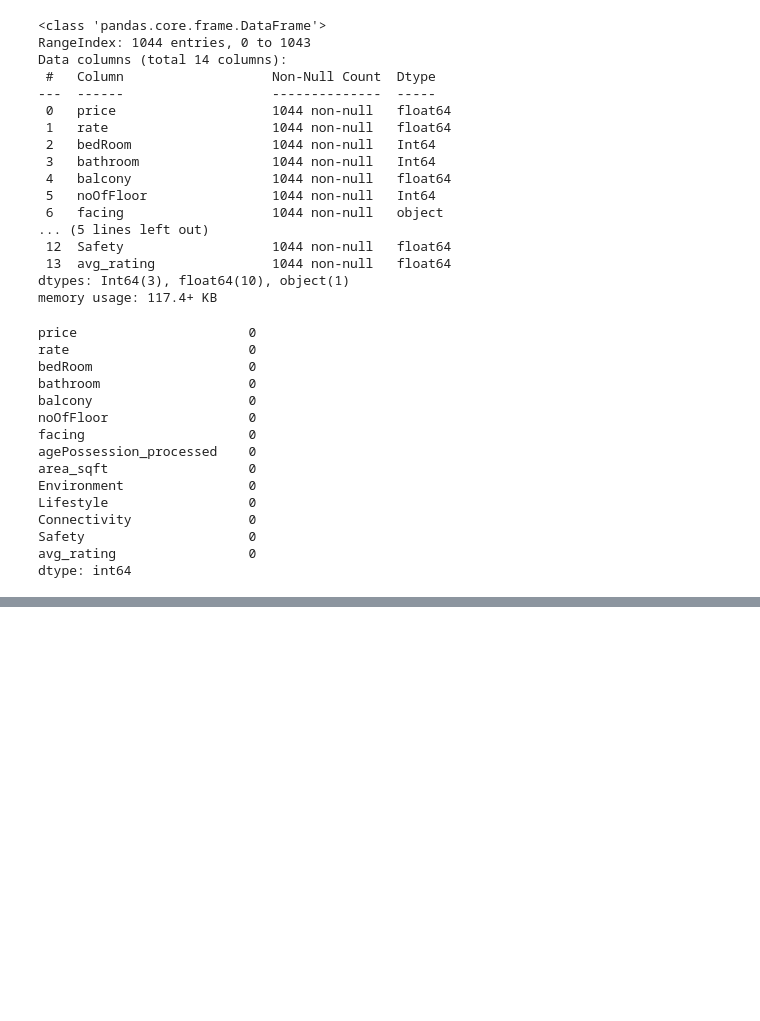
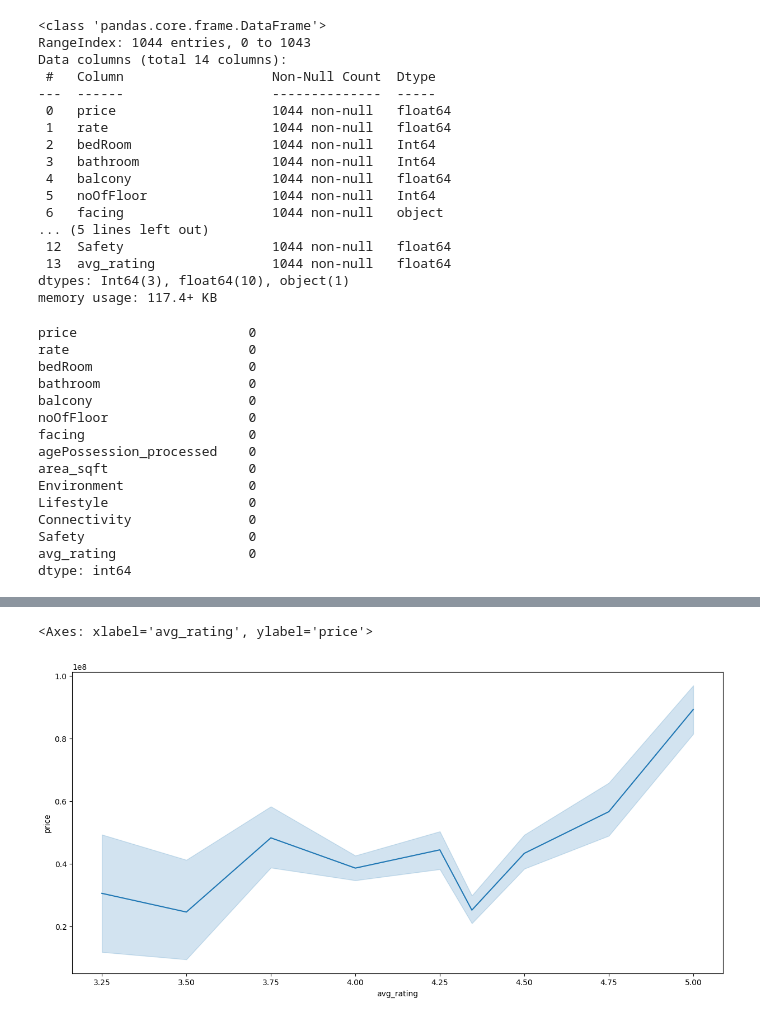
Before and after one commit to sumanthgubbala/House-Price-Prediction, a Jupyter notebook: notebook/1. EDA House price Prediction.ipynb, the cells around one changed output, grey strips where cells are left out. Drawn from its saved outputs; the diff is of its cells as text; code cells hidden in the pictures; blank space fills up the shorter version.

```diff
--- a/notebook/1. EDA House price Prediction.ipynb
+++ b/notebook/1. EDA House price Prediction.ipynb
@@ -749,0 +724,2 @@ df.to_csv('data/houes_cleaned_data.csv', index=False)
+# %%
+df = pd.read_csv('data/houes_cleaned_data.csv')
@@ -749,0 +787,6 @@ df.to_csv('data/houes_cleaned_data.csv', index=False)
+# %%
+plt.figure(figsize=(15,7))
+sns.lineplot(data=df,x='avg_rating',y='price')
+# %% [output]
+<Axes: xlabel='avg_rating', ylabel='price'>
+[figure, added]
```
Also changed, not shown: parts of 24 cells of this notebook.
